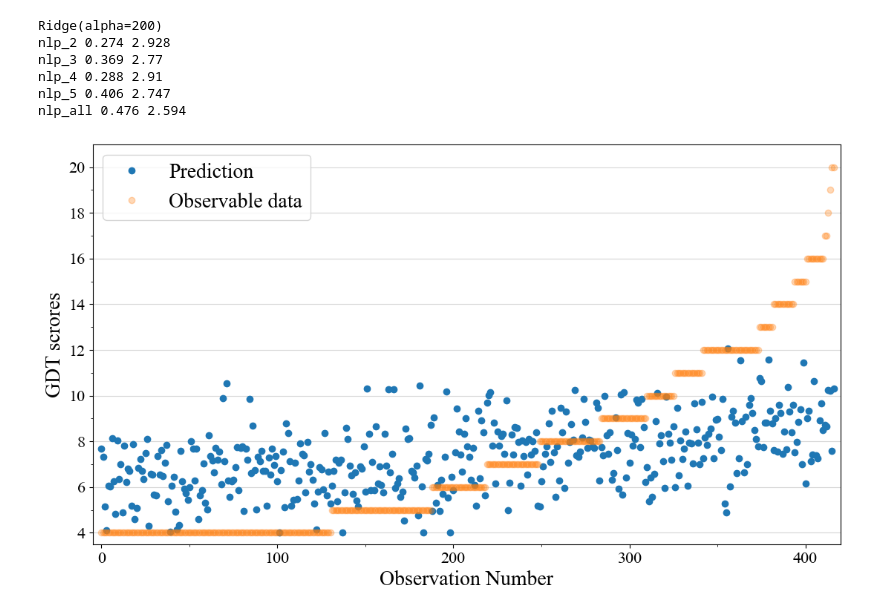
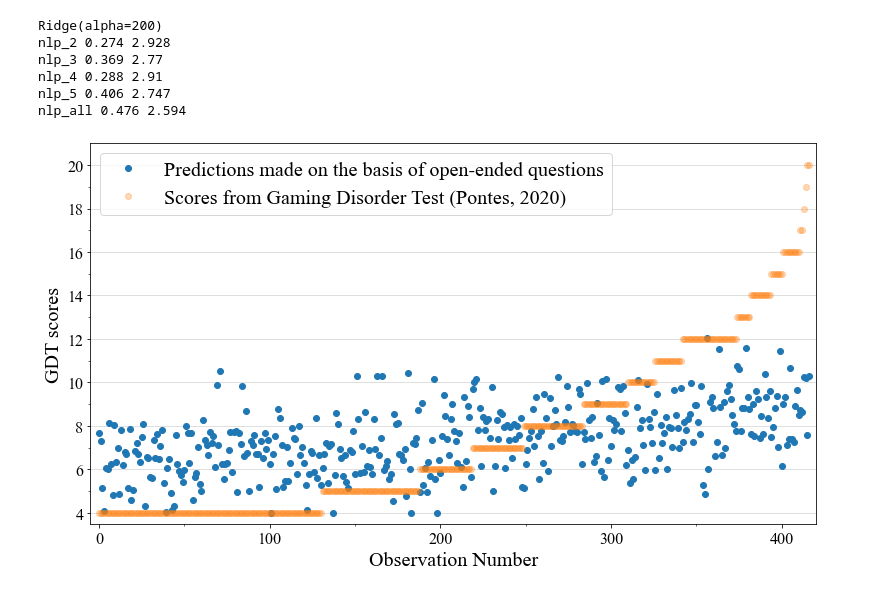
Before and after one commit to KsaweryKapela/GDT_NLP_Analysis, a Jupyter notebook: shallow_models/ridge_tweak_and_results.ipynb, the cells around one changed output. Saved outputs shown, nothing was run; the diff lists cells and outputs as text; code cells hidden in the pictures.

Commit message:
Improved plotting

```diff
--- a/shallow_models/ridge_tweak_and_results.ipynb
+++ b/shallow_models/ridge_tweak_and_results.ipynb
@@ -99,34 +94,34 @@ def plot_results(prediction, true_values):
 
     answers_tuples = [(y, res) for y, res in zip(true_values, prediction)]
     sorted_tuples = sorted(answers_tuples, key=lambda x: x[0])
 
     sorted_results = [x[1] for x in sorted_tuples]
 
     true_values = [x[0] for x in sorted_tuples]
     prediction = [item for item in sorted_results]
 
     plt.figure(figsize=(13, 7))
     ax = plt.axes()
 
     ax.set_ylim(3.5, 21)
     ax.set_yticks(range(4, 21, 2))
     ax.set_yticks(range(4, 21, 1), minor=True)
 
     ax.grid(True, which='major', axis='y',alpha=0.5)
     ax.set_xlim(-5, 420)
     ax.set_xticks(range(0, 440, 100))
     ax.set_xticks(range(0, 440, 50), minor=True)
     ax.tick_params(axis='both', which='major', labelsize=16)
     ax.tick_params(axis='both', which='minor', labelsize=12)
 
     plt.xlabel('Observation Number', fontsize=20)
-    plt.ylabel('GDT scrores', fontsize=20)
+    plt.ylabel('GDT scores', fontsize=20)
 
-    plt.plot(range(len(prediction)), prediction, 'o', label="Prediction")
-    plt.plot(range(len(true_values)), true_values, 'o', alpha=0.3, label='Observable data')
+    plt.plot(range(len(prediction)), prediction, 'o', label="Predictions made on the basis of open-ended questions")
+    plt.plot(range(len(true_values)), true_values, 'o', alpha=0.3, label='Scores from Gaming Disorder Test (Pontes, 2020)')
     plt.legend(loc='upper left', fontsize=20)
     plt.show()
 
 plot_results(model_pred, y_main_true)
 # %% [output]
-[figure, old version]
+[figure, new version]
```
Also changed, not shown: parts of 1 cell of this notebook.
